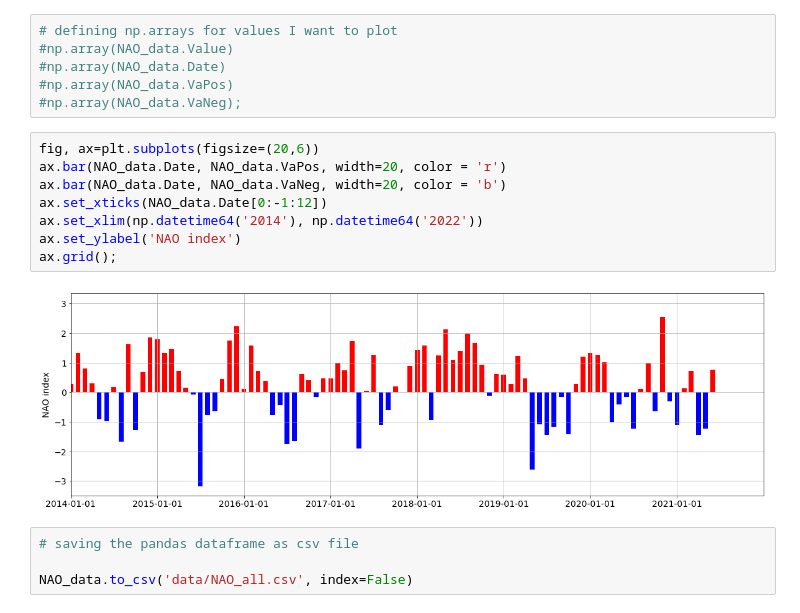
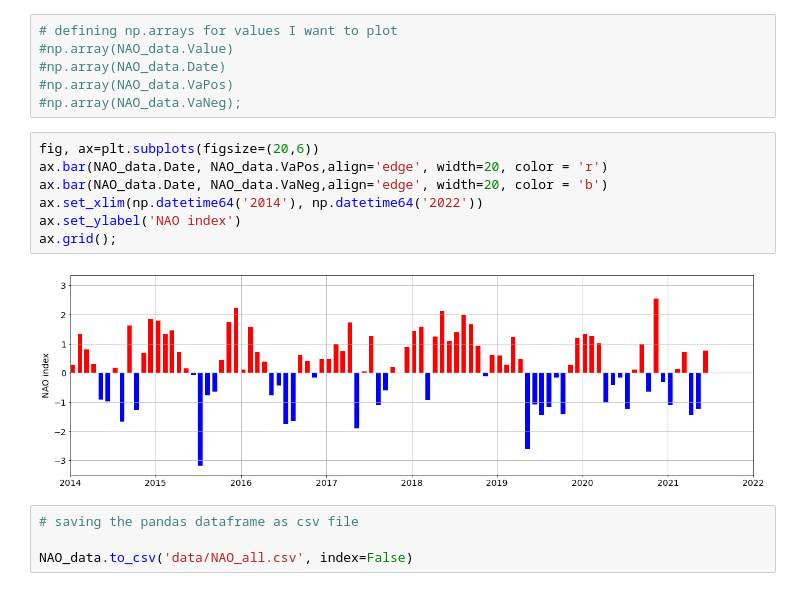
Before and after one commit to Marie-Louise-Korte/Rockall_Trough_MHW, a Jupyter notebook: X_NAO.ipynb, the cells around one changed output. Drawn from its saved outputs; the diff is of its cells as text.

```diff
--- a/X_NAO.ipynb
+++ b/X_NAO.ipynb
@@ -139,14 +139,13 @@ NAO_data
 #np.array(NAO_data.VaNeg);
 # %%
 fig, ax=plt.subplots(figsize=(20,6))
-ax.bar(NAO_data.Date, NAO_data.VaPos, width=20, color = 'r')
-ax.bar(NAO_data.Date, NAO_data.VaNeg, width=20, color = 'b')
-ax.set_xticks(NAO_data.Date[0:-1:12])
+ax.bar(NAO_data.Date, NAO_data.VaPos,align='edge', width=20, color = 'r')
+ax.bar(NAO_data.Date, NAO_data.VaNeg,align='edge', width=20, color = 'b')
 ax.set_xlim(np.datetime64('2014'), np.datetime64('2022'))
 ax.set_ylabel('NAO index')
 ax.grid();
 # %% [output]
-[figure, old version]
+[figure, new version]
 # %%
 # saving the pandas dataframe as csv file
 
```
